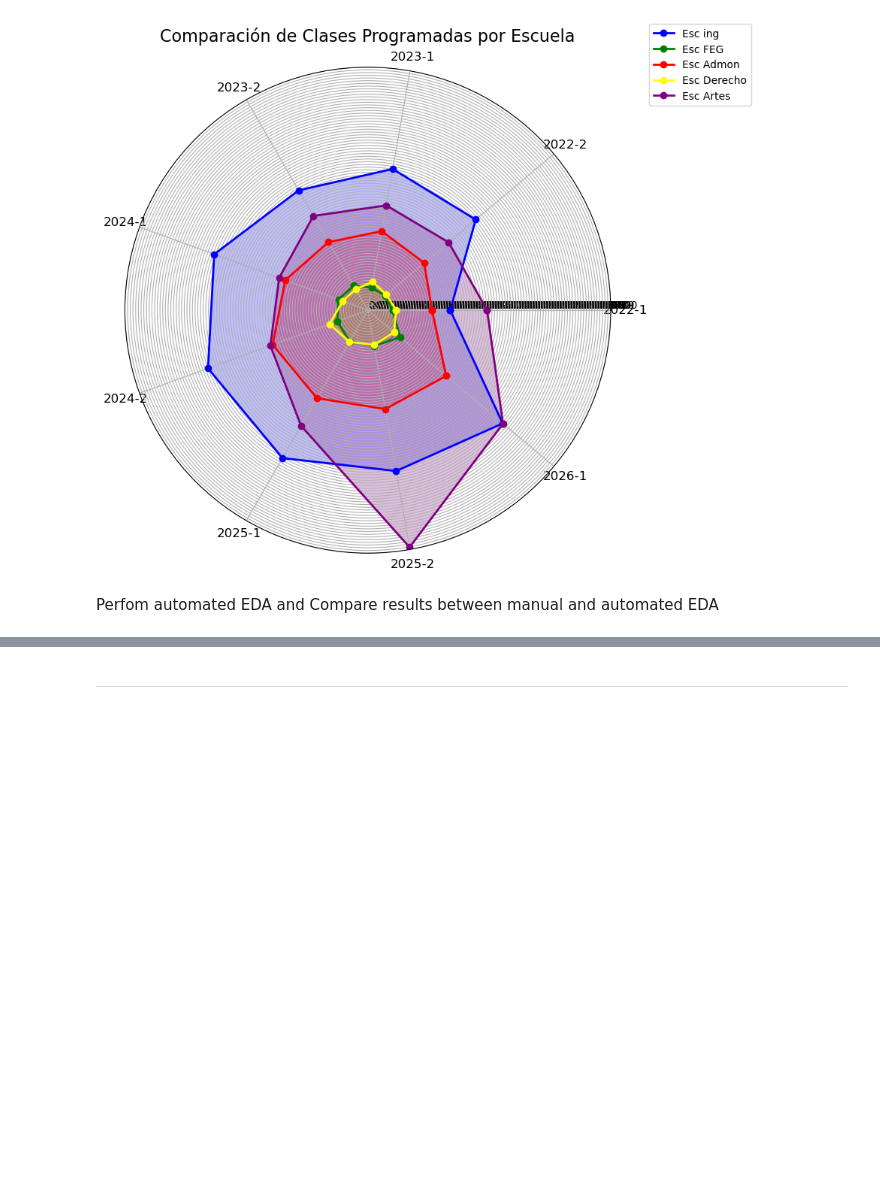
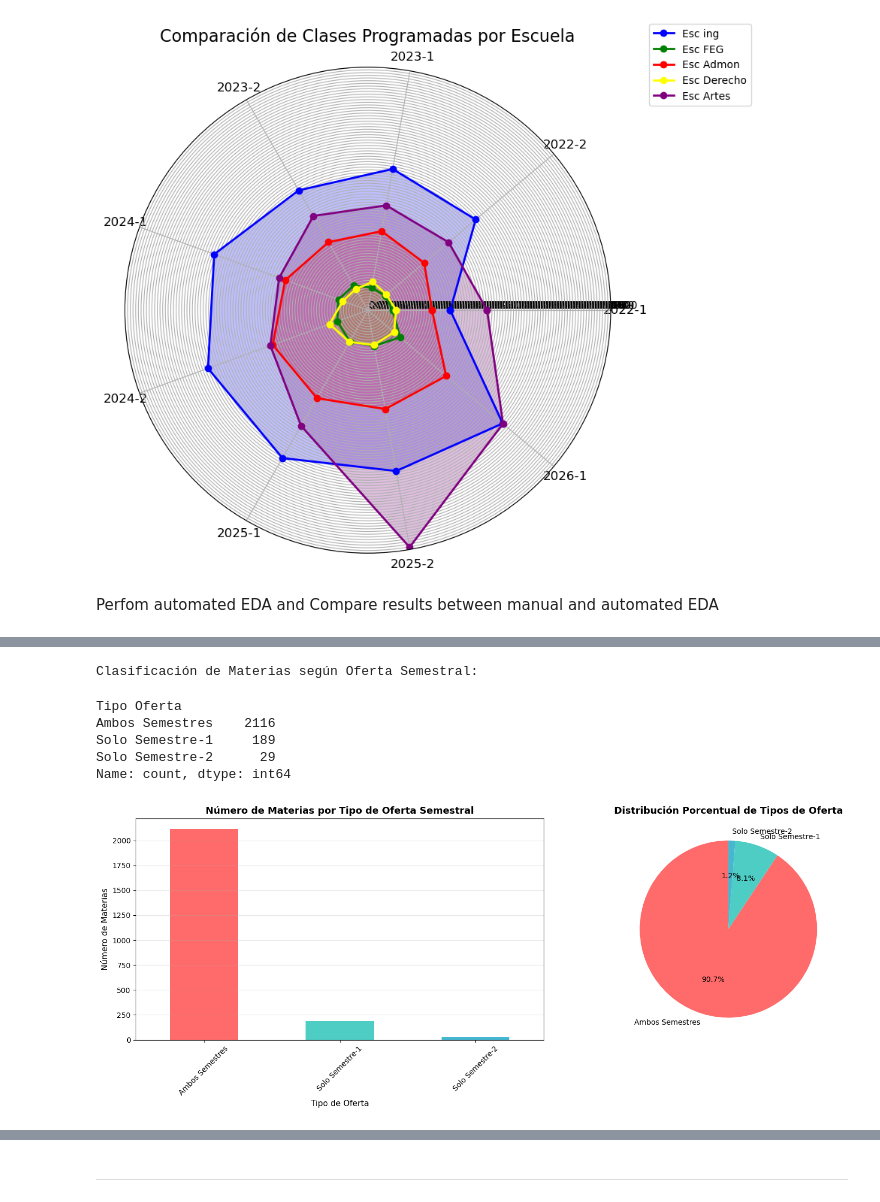
Before and after one commit to SaraMR9/Maestria---Fundamentos-en-ciencia-de-datos, a Jupyter notebook: Proyecto_Final/notebooks/20260207_Final_Project.ipynb, the cells around one changed output, grey strips where cells are left out. Saved outputs shown, nothing was run; the diff lists cells and outputs as text; code cells hidden in the pictures; blank space fills up the shorter version.

```diff
--- a/Proyecto_Final/notebooks/20260207_Final_Project.ipynb
+++ b/Proyecto_Final/notebooks/20260207_Final_Project.ipynb
@@ -1383,0 +1460,80 @@ Perfom automated EDA and Compare results between manual and automated EDA
+# %%
+# Identificar en qué semestres se ofrece cada materia
+materias_semestres = df_final.groupby('Nombre Materia')['Semestre'].apply(list).to_dict()
+
+# Clasificar materias según patrón semestral
+def clasificar_materia(semestres):
+    """Clasifica materias según cuándo se ofertan"""
+    solo_1 = all('-1' in sem for sem in semestres)  # Solo primer semestre
+    solo_2 = all('-2' in sem for sem in semestres)  # Solo segundo semestre
+    ambos = any('-1' in sem for sem in semestres) and any('-2' in sem for sem in semestres)
+
+    if solo_1:
+        return 'Solo Semestre-1'
+    elif solo_2:
+        return 'Solo Semestre-2'
+    elif ambos:
+        return 'Ambos Semestres'
+    else:
+        return 'Otro'
+
+# Aplicar clasificación
+clasificacion = {}
+for materia, semestres in materias_semestres.items():
+    clasificacion[materia] = clasificar_materia(semestres)
+
+clasificacion_df = pd.DataFrame(list(clasificacion.items()),
+                                columns=['Nombre Materia', 'Tipo Oferta'])
+
+# Contar por tipo
+resumen_tipo = clasificacion_df['Tipo Oferta'].value_counts()
+
+print("Clasificación de Materias según Oferta Semestral:")
+display(resumen_tipo)
+
+# Visualización
+fig, axes = plt.subplots(1, 2, figsize=(16, 6))
+
+# Gráfico de barras
+resumen_tipo.plot(kind='bar', ax=axes[0], color=['#FF6B6B', '#4ECDC4', '#45B7D1'])
+axes[0].set_title('Número de Materias por Tipo de Oferta Semestral', fontsize=13, fontweight='bold')
+axes[0].set_xlabel('Tipo de Oferta', fontsize=11)
+axes[0].set_ylabel('Número de Materias', fontsize=11)
+axes[0].tick_params(axis='x', rotation=45)
+axes[0].grid(True, alpha=0.3, axis='y')
+
+# Gráfico de pastel
+axes[1].pie(resumen_tipo.values, labels=resumen_tipo.index, autopct='%1.1f%%',
+            startangle=90, colors=['#FF6B6B', '#4ECDC4', '#45B7D1'])
+axes[1].set_title('Distribución Porcentual de Tipos de Oferta', fontsize=13, fontweight='bold')
+
+plt.tight_layout()
+plt.show()
+
+# Mostrar algunas materias de cada tipo
+print("\n--- Ejemplos de Materias por Tipo ---")
+for tipo in resumen_tipo.index:
+    materias_ejemplo = clasificacion_df[clasificacion_df['Tipo Oferta'] == tipo]['Nombre Materia'].head(5).tolist()
+    print(f"\n{tipo}:")
+    for mat in materias_ejemplo:
+        print(f"  - {mat}")
+
+# Validación para test
+print("\n" + "="*70)
+print("VALIDACIÓN PARA DIVISIÓN TRAIN/TEST")
+print("="*70)
+materias_anulizadas = clasificacion_df[clasificacion_df['Tipo Oferta'] != 'Ambos Semestres']['Nombre Materia'].nunique()
+total_materias = clasificacion_df['Nombre Materia'].nunique()
+print(f"Materias anualizadas (solo sem-1 o sem-2): {materias_anulizadas}")
+print(f"Materias totales: {total_materias}")
+print(f"Porcentaje de materias anualizadas: {(materias_anulizadas/total_materias)*100:.2f}%")
+print("\nNOTA: Si hay muchas materias anualizadas, dejar los últimos 2 semestres")
+print("para test garantiza que se evalúe en datos de todas las materias.")
+# %% [output]
+Clasificación de Materias según Oferta Semestral:
+Tipo Oferta
+Ambos Semestres    2116
+Solo Semestre-1     189
+Solo Semestre-2      29
+Name: count, dtype: int64
+[figure, added]
```
Also changed, not shown: parts of 28 cells of this notebook, 2 other files.
